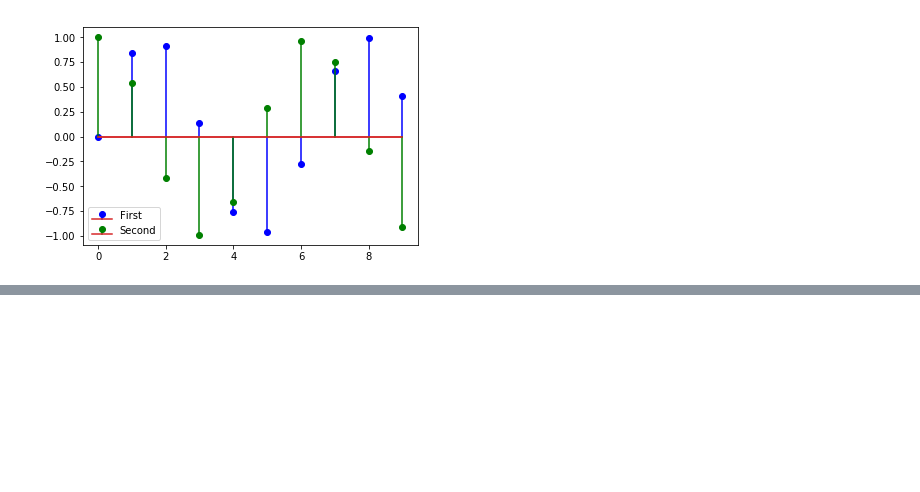
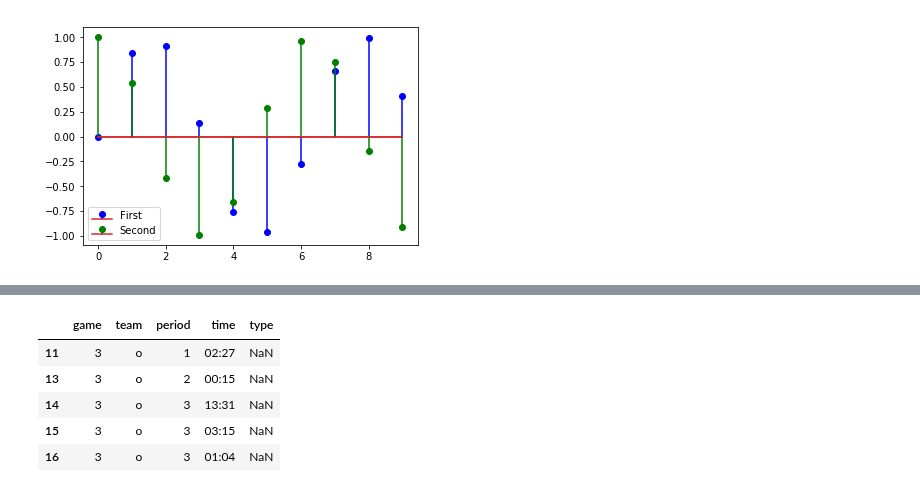
Before and after one commit to werntzp/hockey-stats, a Jupyter notebook: stats_charts.ipynb, the cells around one changed output, grey strips where cells are left out. Drawn from its saved outputs; the diff is of its cells as text; code cells hidden in the pictures; blank space fills up the shorter version.

```diff
--- a/stats_charts.ipynb
+++ b/stats_charts.ipynb
@@ -377,0 +369,11 @@ g_labels
+# %%
+# working area
+
+df_penalties[(df_penalties.team == "o") & (df_penalties.game == 3)]
+# %% [output]
+|  | game | team | period | time | type |
+| 11 | 3 | o | 1 | 02:27 | NaN |
+| 13 | 3 | o | 2 | 00:15 | NaN |
+| 14 | 3 | o | 3 | 13:31 | NaN |
+| 15 | 3 | o | 3 | 03:15 | NaN |
+| 16 | 3 | o | 3 | 01:04 | NaN |
```
Also changed, not shown: parts of 7 cells of this notebook.
